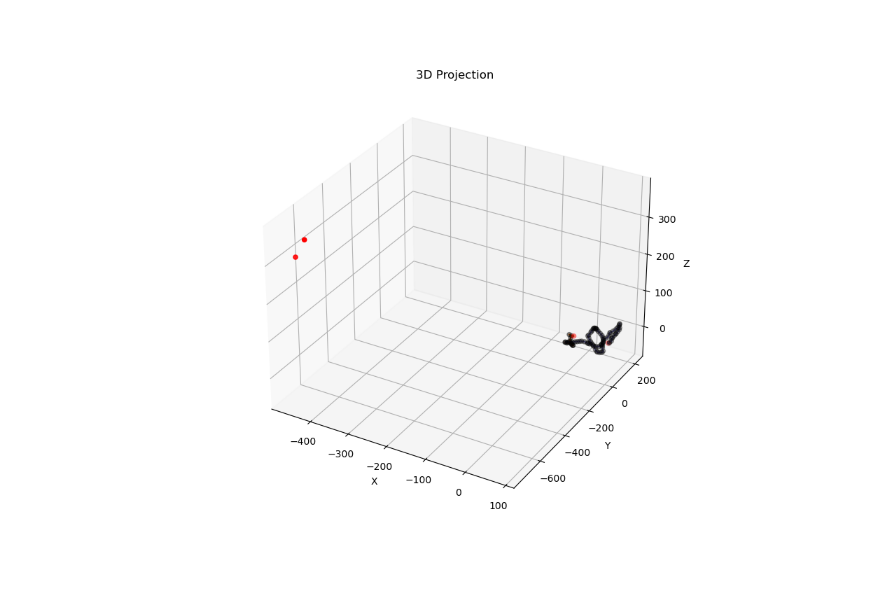
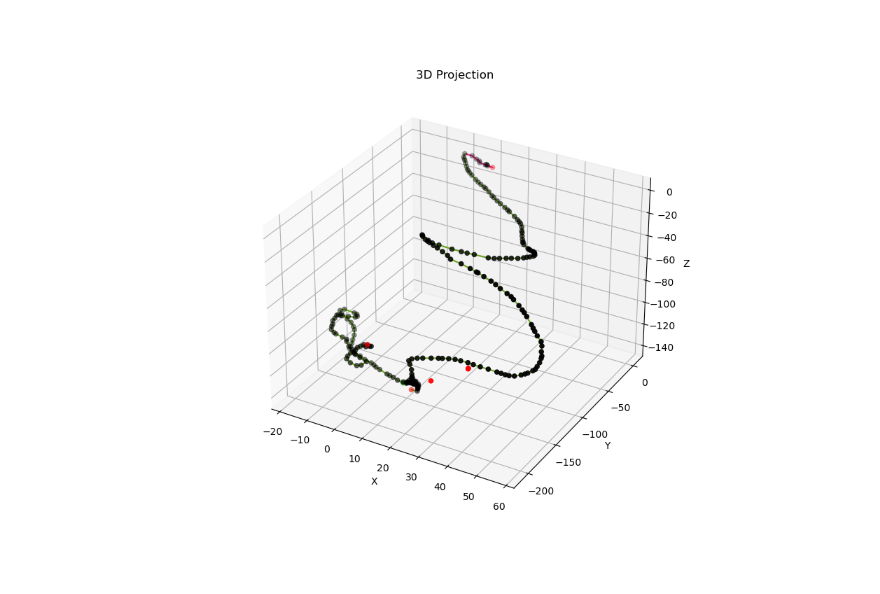
Before and after one commit to kvjmistry/NEXT_nudobe, a Jupyter notebook: workdir/TrackBuilder.ipynb, the cells around one changed output. Saved outputs shown, nothing was run; the diff lists cells and outputs as text; code cells hidden in the pictures.

```diff
--- a/workdir/TrackBuilder.ipynb
+++ b/workdir/TrackBuilder.ipynb
@@ -11,7 +11,7 @@ import itertools
 import copy
 
 # hits = pd.read_hdf('../../NEXT_nudobe/files/data/Leptoquark_SM_nexus.h5',"MC/hits")
-hits = pd.read_hdf('../../NEXT_nudobe/files/data/Leptoquark_SM_10mm_smear.h5',"MC/hits")
+hits = pd.read_hdf('../../NEXT_nudobe/files/data/Leptoquark_SM_4mm_smear.h5',"MC/hits")
 
 
 display(hits)
@@ -32,7 +32,7 @@ display(hits)
 # %%
 %matplotlib widget
 
-data = hits[hits.event_id ==1802]
+data = hits[hits.event_id ==1820]
 
 # There seems to be a duplicate row sometimes
 data = data.drop_duplicates()
@@ -46,9 +46,10 @@ data = data.sample(frac=1).reset_index(drop=True)
 # then sort it based on the x,y,z
 data = data.sort_values(by=['x', "y", "z"]).reset_index(drop=True)
 
+# Print energy sum
+print("Energy Sum: ", data.energy.sum())
+
 display(data)
-
-df = pd.DataFrame(data)
 
 # Calculate the distance matrix
 dist_matrix = distance_matrix(data[['x', 'y', 'z']], data[['x', 'y', 'z']])
@@ -163,7 +164,7 @@ connections = []
 # Calculate the Euclidean distance from the origin for each row
 data['distance'] = np.sqrt(data['x']**2 + data['y']**2 + data['z']**2)
 vertex_index = data['distance'].idxmin()
-df_hits = data.drop(columns=['distance'])
+data = data.drop(columns=['distance'])
 print("Vertex Index is:" , vertex_index)
 
 # Make a connection to the two closest nodes
@@ -338,7 +340,7 @@ def GetTrackLengthEnergy(path):
 
     # Return the hit if there is only one node
     if len(path) == 0:
-        return 0, round(data.iloc[path[0]]['energy'], 3)
+        return 0,data.iloc[path[0]]['energy']
 
     for t in range(len(path) - 1):
         point1 = data.iloc[path[t]]
@@ -351,7 +353,8 @@ def GetTrackLengthEnergy(path):
     # Add in the last energy hit
     total_energy += data.iloc[path[-1]]['energy']
 
-    return round(total_length, 3), round(total_energy, 3)
+    return round(total_length, 3), total_energy
+    # return round(total_length, 3), round(total_energy, 3)
 
 
 # Get the length and energy of a track
@@ -532,8 +537,6 @@ def AddConnectedTracksnoDelta(curr_track,conn_track, track1_path, UpdatedTracks)
 # From the track containing the vertex, split the track and add a single node for the vertex
 def CreateVertexandSplit(vertexid, trackid, track1_path, track2_path, Tracks):
 
-    print("Running Function...")
-
     # Remove the old tracks from the array
     for index, t in enumerate(Tracks):
         # remove the old track
@@ -550,7 +553,7 @@ def CreateVertexandSplit(vertexid, trackid, track1_path, track2_path, Tracks):
     Tracks.append(Track1)
 
     color = next(color_cycle)
-    Track2 = {"id":GetUniqueTrackID(Tracks), "start":track2_path[0], "end":track2_path[-1], "nodes":track2_path, "length":track2_len, "energy":track2_e,"label":"track2","c":color}
+    Track2 = {"id":GetUniqueTrackID(Tracks), "start":track2_path[0], "end":track2_path[-1], "nodes":track2_path, "length":track2_len, "energy":track2_e,"label":"Track2","c":color}
     Tracks.append(Track2)
 
     Vertex = {"id":GetUniqueTrackID(Tracks), "start":vertexid, "end":vertexid, "nodes":[vertexid], "length":vertex_len, "energy":vertex_e,"label":"vertex","c":"r"}
@@ -611,9 +614,44 @@ def GetUniqueTrackID(Tracks_):
     return temp_track_id+1
 
 
-# These indexes ensure we dont try to reconnect to the vertex
-skip_con_trk1 = -1
-skip_con_trk2 = -1
+
+# Any nodes without a connection can be re-added as a track
+def AddConnectionlessNodes(connection_count, UpdatedTracks):
+
+    for index, c in enumerate(connection_count):
+
+        if (c == 0):
+            hit_energy = data.iloc[index].energy
+            Gamma = {"id":GetUniqueTrackID(UpdatedTracks), "start":index, "end":index, "nodes":[index], "length":0, "energy":hit_energy,"label":"gamma","c":"y"}
+            UpdatedTracks.append(Gamma)
+
+# First function has a bug, so do it again
+# also distribute the vertex energy equally among track 1 and track 2
+def FixTrackEnergies(UpdatedTracks):
+
+    vertex_half_energy = 0
+    for t in UpdatedTracks:
+        if (t["label"] == "vertex"):
+            vertex_half_energy = data.iloc[t["start"]].energy/2.0
+
+    # Get the total energy
+    for t in UpdatedTracks:
+        e_sum = 0
+
+        for node in t["nodes"]:
+            e_node = data.iloc[node].energy
+            e_sum = e_sum + e_node
+
+        # Split the energy equally
+        if (t["label"] == "Track1" or t["label"] == "Track2"):
+            e_sum = e_sum - vertex_half_energy
+
+        # remove energy from the vertex
+        if (t["label"] == "vertex"):
+            e_sum=0
+
+        t["energy"] = e_sum
+
 
 # ------------------------------------------------------
 # Here we break the track containing the vertex ID in two
@@ -624,11 +662,9 @@ for t in Tracks:
         # Get the length either side of track
         trk1_path = GetNodePath(connected_nodes, vertex_index, connected_nodes[vertex_index][0])[0:]
         trk2_path = GetNodePath(connected_nodes, vertex_index, connected_nodes[vertex_index][1])[0:]
-        print("vertex:",vertex_index)
-        print("Path1:",trk1_path)
-        print("Path2:",trk2_path)
-        skip_con_trk1 = trk1_path[0]
-        skip_con_trk2 = trk2_path[0]
+        # print("vertex:",vertex_index)
+        # print("Path1:",trk1_path)
+        # print("Path2:",trk2_path)
         CreateVertexandSplit(vertex_index, t["id"], trk1_path, trk2_path, Tracks)
         break
 
@@ -691,7 +727,7 @@ for idx, Track in enumerate(Tracks):
         con_point = "end"
 
     # Skip if we are trying to reconnect to a vertex
-    if (end_conn_node == skip_con_trk1 or end_conn_node == skip_con_trk2):
+    if (end_conn_node == vertex_index):
         print("Trying to connect to vertex, skipping...")
         continue
 
@@ -729,6 +765,10 @@ for idx, Track in enumerate(Tracks):
 
 
 
+# Add in any nodes without connections to the tracks as gammas and re-label other tracks as gammas
+AddConnectionlessNodes(connection_count, UpdatedTracks)
+FixTrackEnergies(UpdatedTracks)
+
 
 e_sum = 0
 track_id_list = []
@@ -736,6 +776,8 @@ for t in UpdatedTracks:
     print(t)
     if t["id"] not in track_id_list:
         track_id_list.append(t["id"])
+
+
     e_sum+=t["energy"]
 
 print("Tot Energy: ",e_sum)
@@ -789,3 +831,3 @@ Total Unique: 3
-[figure, old version]
+[figure, new version]
 # %%
 # Function to plot connections
```
Also changed, not shown: parts of 6 cells of this notebook, 1 other file.
